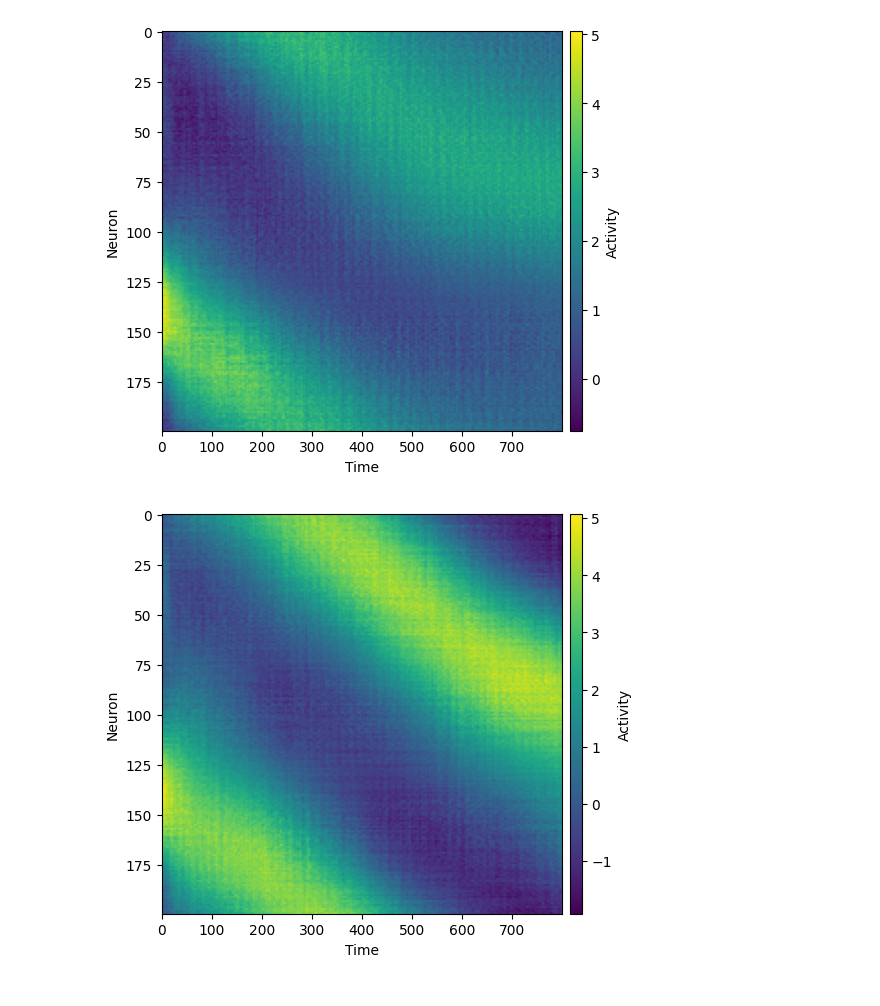
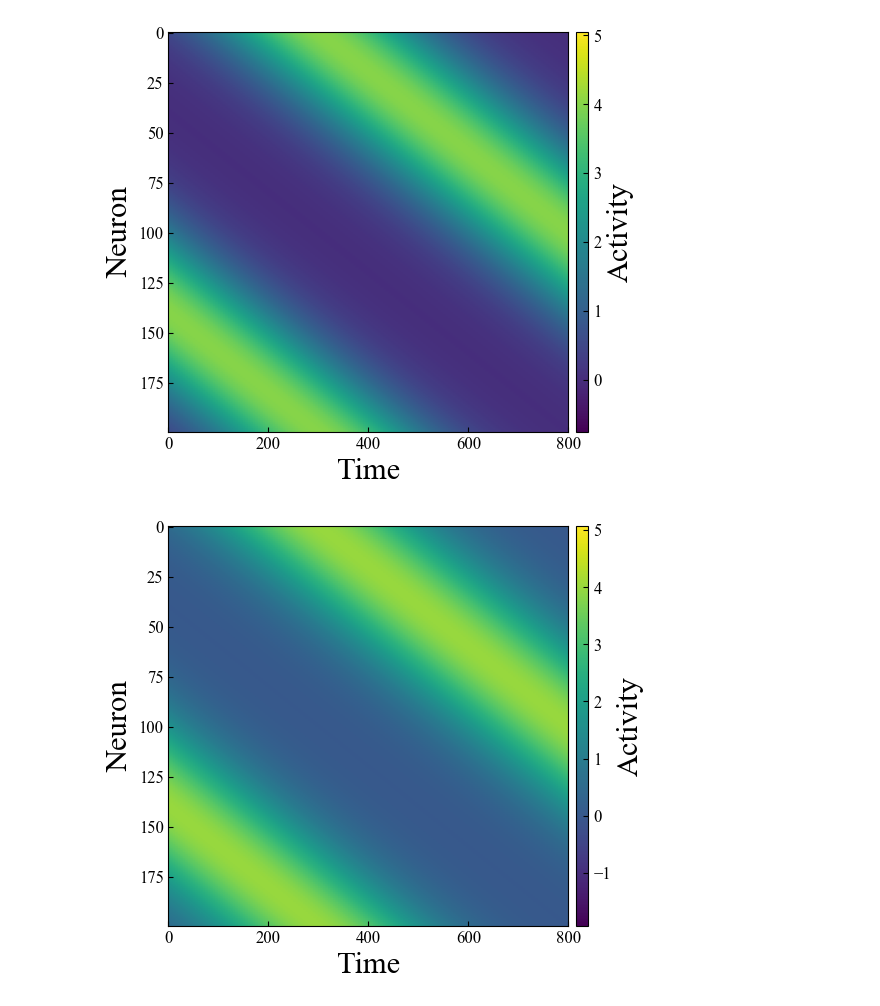
Before and after one commit to acevedomartina/HeterogeneousRNNs, a Jupyter notebook: learning/sequences/plot_sequences.ipynb, the cells around one changed output. Cells and saved outputs as stored; diff of their text form; code cells hidden in the pictures.

Commit message:
Figure making

```diff
--- a/learning/sequences/plot_sequences.ipynb
+++ b/learning/sequences/plot_sequences.ipynb
@@ -1,3 +1,37 @@
+# %%
+import pandas as pd
+import matplotlib.pyplot as plt
+import numpy as np
+import seaborn as sns
+
+plt.rcParams.update({
+    # Fonts - Times, 8-12 pt
+    "font.family": "serif",
+    "font.serif": ["Times New Roman", "Times"],
+    "font.size": 14,                  # Base size 8-12 pt
+    # Axes
+    "axes.titlesize": 18,             # Axis title size
+    "axes.labelsize": 22,             # Axis label size
+    "axes.labelweight": "normal",     # Normal weight
+    "axes.titleweight": "normal",     # Normal weight for titles
+    # Ticks
+    "xtick.labelsize": 12,             # X tick label size (8-12)
+    "ytick.labelsize": 12,             # Y tick label size (8-12)
+    "xtick.direction": "in",          # Tick direction
+    "ytick.direction": "in",          # Tick direction
+    # Legends
+    "legend.fontsize": 16,            # Legend text size (8-12)
+    "legend.title_fontsize": 12,      # Legend title size (8-12)
+    "legend.loc": 'best',             # Automatic location
+    # Resolution
+    # "figure.dpi": 500,                # Display DPI  UNCOMMENT LATER. I commented it out now while I work on it, because Jupyter displayed pixel size = figsize * figure.dpi, causing huge images now in the notebook
+    "figure.dpi": 100,
+    "savefig.dpi": 500,               # Save DPI (300-600)
+    "savefig.bbox": "tight",          # Crop whitespace
+    # Without LaTeX
+    "text.usetex": False,             # PLOS does not accept LaTeX EPS
+    "mathtext.fontset": "dejavuserif",# Match math fonts to serif
+})
 # %%
 import pandas as pd
 import matplotlib.pyplot as plt
@@ -79,34 +113,40 @@ for idx in simulations:
     ])
 
     # Reorder neurons for visualization
     # Applying the inverse permutation makes the sequence appear smooth
     # and ordered. Here we use `inputs_rest`, but the same operation can be
     # applied to `target_rest` or `outputs_rest` in exactly the same way.
     inputs_ordered = inputs_rest.T[inv_order, :]
 
     # Examples:
-    # targets_ordered = target_rest.T[inv_order, :]
+    targets_ordered = target_rest.T[inv_order, :]
     # outputs_ordered = outputs_rest.T[inv_order, :]
 
     # Plot
     im = ax.imshow(
-        inputs_ordered,
+        # inputs_ordered,
+        targets_ordered,
         cmap='viridis',
+        # cmap='inferno',
+        # cmap='cividis',
         aspect='auto',
         vmin=vmin,
         vmax=vmax
     )
 
     ax.set_xlabel('Time')
     ax.set_ylabel('Neuron')
+    # ax.set_ylim(0, 150)
+    # ax.set_ylim(150, 0)
+    ax.set_xlim(0, 800)
 
     # Colorbar aligned with the main axes
     pos = ax.get_position()
     cbar_ax = fig.add_axes([pos.x1 + 0.02, pos.y0, 0.03, pos.height])
     cbar = fig.colorbar(im, cax=cbar_ax, orientation='vertical')
     cbar.set_label('Activity')
 
     plt.show()
 # %% [output]
-[figure, old version]
+[figure, new version]
-[figure, old version]
+[figure, new version]
```
Also changed, not shown: parts of 1 cell of this notebook, 2 other files.
